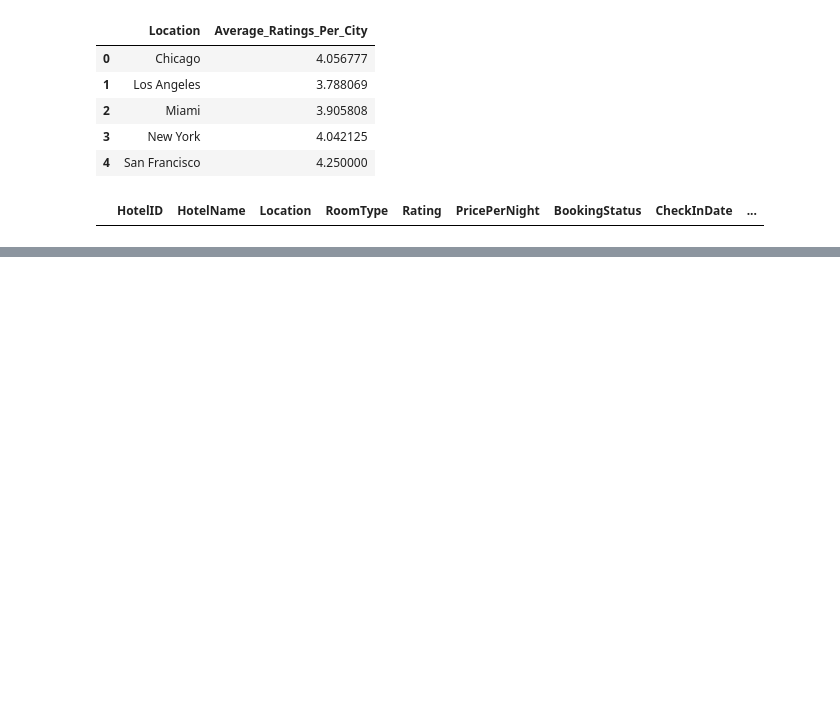
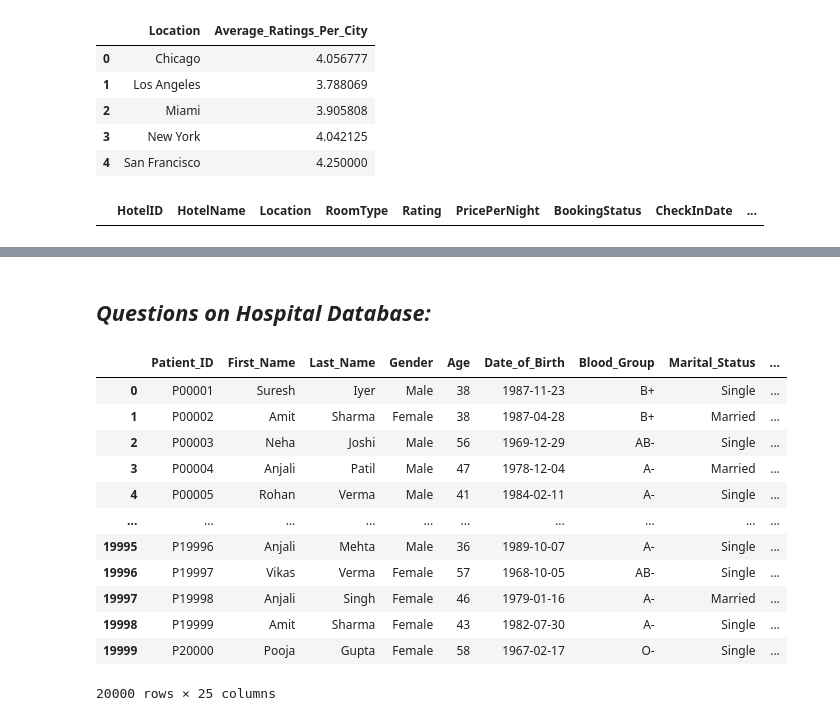
Before and after one commit to vaishnaviPatil1111/Python, a Jupyter notebook: Python_Pandas.ipynb, the cells around one changed output, grey strips where cells are left out. Drawn from its saved outputs; the diff is of its cells as text; code cells hidden in the pictures; blank space fills up the shorter version.

```diff
--- a/Python_Pandas.ipynb
+++ b/Python_Pandas.ipynb
@@ -1840,3 +1840,5 @@ df3.head(7)
 | 4 | 5 | City Lights Hotel | New York | Suite | 3.000000 | NaN | Confirmed | 2026-06-20 03:16:48 | ... |
 | 5 | 6 | Royal Stay | San Francisco | Deluxe | 4.000000 | 100.0 | Pending | 2026-06-20 03:16:48 | ... |
 | 6 | 7 | Ocean View | Chicago | Deluxe | 4.010989 | 250.0 | Cancelled | 2026-06-20 03:16:48 | ... |
+# %% [markdown]
+## ***Questions on Hospital Database:***
@@ -1842,0 +1848,20 @@ df3.head(7)
+# %%
+# SECTION 1: BASIC DATA EXPLORATION (1–15)
+#1.	Load the patient master CSV file into a Pandas DataFrame
+# Note: Use pd.read_csv() and store it in a DataFrame variable. Make sure the file path is correct.
+df1 = pd.read_csv("/content/drive/MyDrive/patient_master_1.csv")
+df1
+# %% [output]
+|  | Patient_ID | First_Name | Last_Name | Gender | Age | Date_of_Birth | Blood_Group | Marital_Status | ... |
+| 0 | P00001 | Suresh | Iyer | Male | 38 | 1987-11-23 | B+ | Single | ... |
+| 1 | P00002 | Amit | Sharma | Female | 38 | 1987-04-28 | B+ | Married | ... |
+| 2 | P00003 | Neha | Joshi | Male | 56 | 1969-12-29 | AB- | Single | ... |
+| 3 | P00004 | Anjali | Patil | Male | 47 | 1978-12-04 | A- | Married | ... |
+| 4 | P00005 | Rohan | Verma | Male | 41 | 1984-02-11 | A- | Single | ... |
+| ... | ... | ... | ... | ... | ... | ... | ... | ... | ... |
+| 19995 | P19996 | Anjali | Mehta | Male | 36 | 1989-10-07 | A- | Single | ... |
+| 19996 | P19997 | Vikas | Verma | Female | 57 | 1968-10-05 | AB- | Single | ... |
+| 19997 | P19998 | Anjali | Singh | Female | 46 | 1979-01-16 | A- | Married | ... |
+| 19998 | P19999 | Amit | Sharma | Female | 43 | 1982-07-30 | A- | Single | ... |
+| 19999 | P20000 | Pooja | Gupta | Female | 58 | 1967-02-17 | O- | Single | ... |
+20000 rows × 25 columns
```
Also changed, not shown: parts of 94 cells of this notebook.
